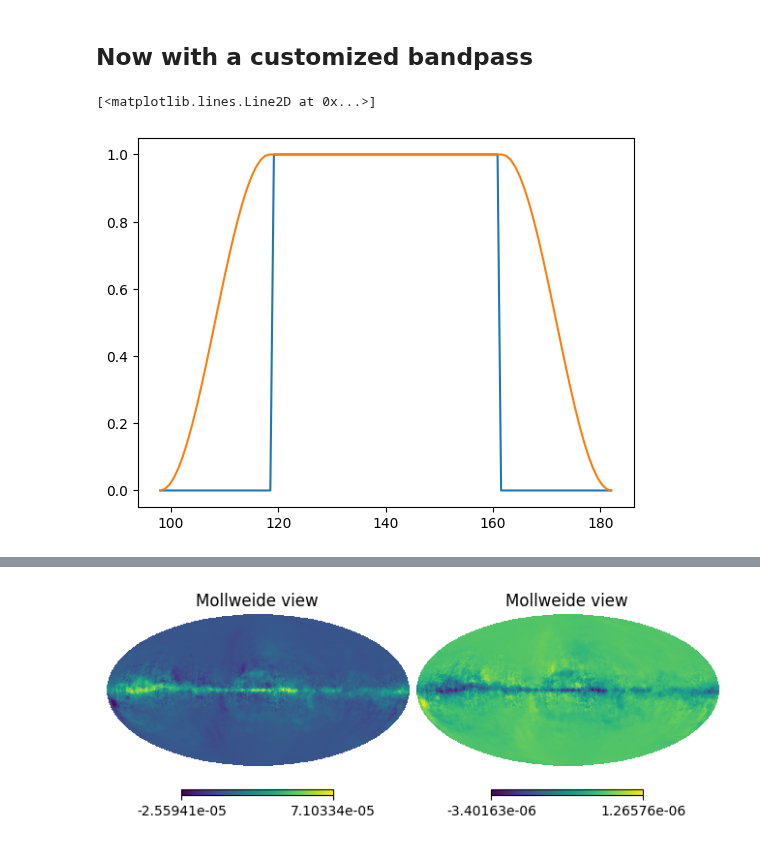
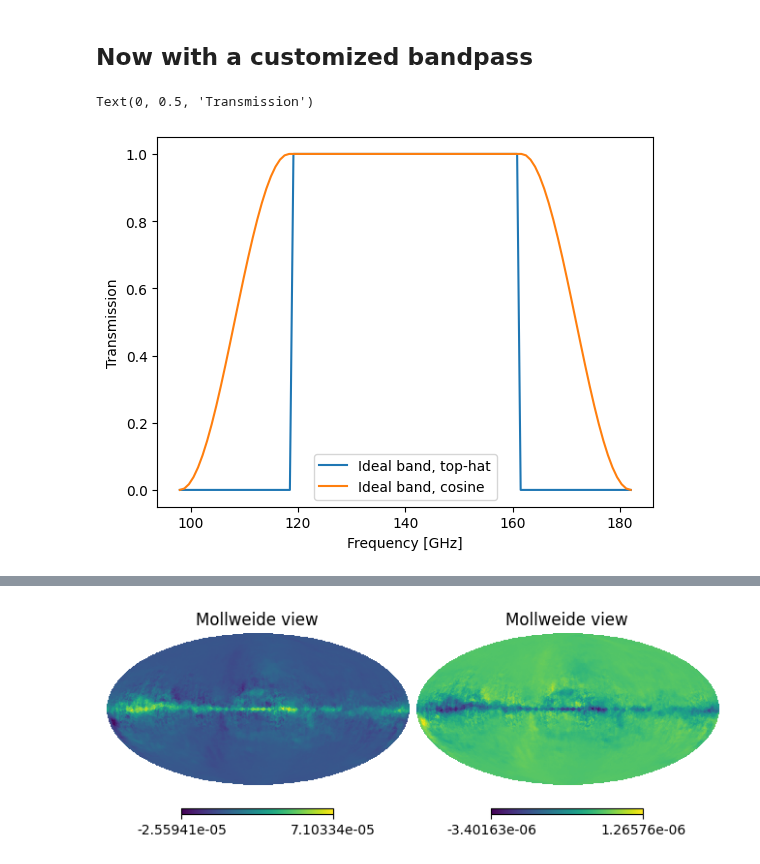
Before and after one commit to litebird/litebird_sim, a Jupyter notebook: notebooks/example_of_fg_generation_and_bandpass_integration.ipynb, the cells around one changed output, grey strips where cells are left out. Cells and saved outputs as stored; diff of their text form; code cells hidden in the pictures.

```diff
--- a/notebooks/example_of_fg_generation_and_bandpass_integration.ipynb
+++ b/notebooks/example_of_fg_generation_and_bandpass_integration.ipynb
@@ -294,26 +294,29 @@ hp.mollview((mapsnoint["M1-140"] - mapsint["M1-140"])[1], sub=122)
 # %%
 # We change the shape of the bands, in channel1 top-hat in channel2 top-hat with cosine tails
 
 channel1 = lbs.FreqChannelInfo.from_imo(
     url="/releases/vPTEP/satellite/MFT/M1-140/channel_info", imo=imo
 )
 
 band = lbs.BandPassInfo(
     bandcenter_ghz=channel1.bandcenter_ghz,
     bandwidth_ghz=channel1.bandwidth_ghz,
     bandtype="top-hat-cosine",
     nsamples_inband=100,
 )
 channel2 = lbs.FreqChannelInfo.from_imo(
     url="/releases/vPTEP/satellite/MFT/M1-140/channel_info", imo=imo
 )
 channel2.band = band
 
-plt.plot(channel1.band.freqs_ghz, channel1.band.weights, label="Ideal band")
-plt.plot(channel2.band.freqs_ghz, channel2.band.weights, label="Ideal band")
+plt.plot(channel1.band.freqs_ghz, channel1.band.weights, label="Ideal band, top-hat")
+plt.plot(channel2.band.freqs_ghz, channel2.band.weights, label="Ideal band, cosine")
+plt.legend()
+plt.xlabel('Frequency [GHz]')
+plt.ylabel('Transmission')
 # %% [output]
-[<matplotlib.lines.Line2D at 0x...>]
+Text(0, 0.5, 'Transmission')
-[figure, old version]
+[figure, new version]
 # %%
 # Here we do the comparison
 params = lbs.MbsParameters(
```
Also changed, not shown: parts of 13 cells of this notebook, 2 other files.
